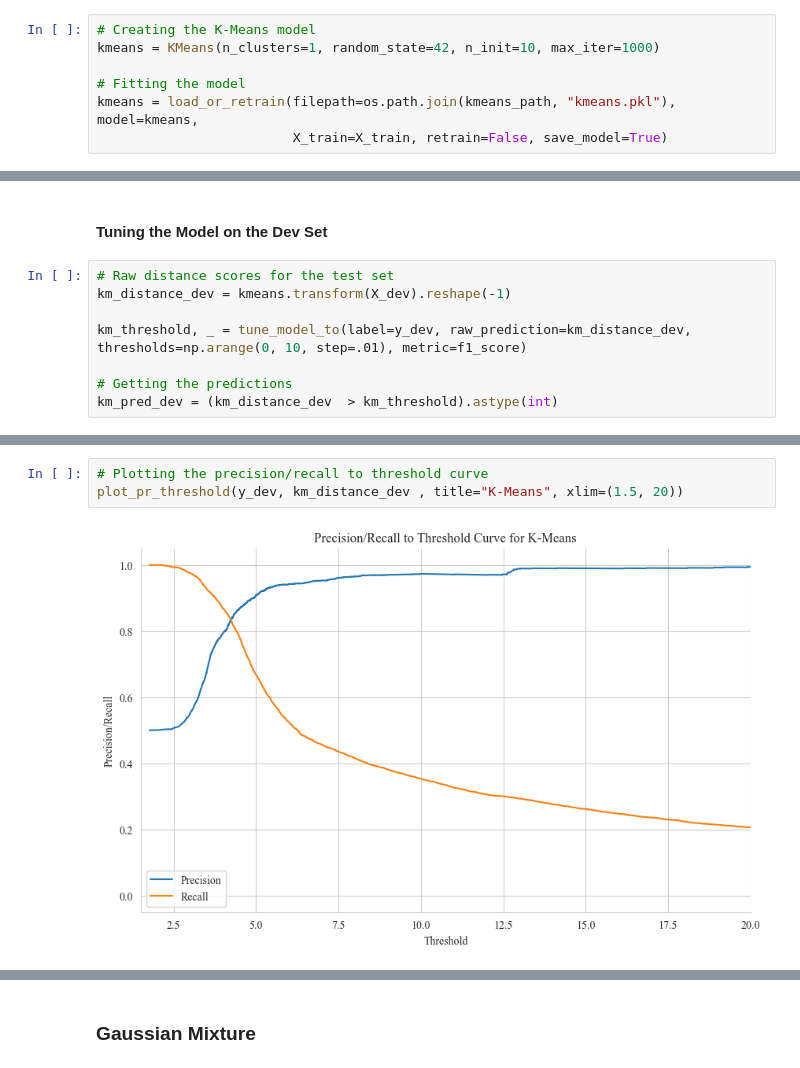
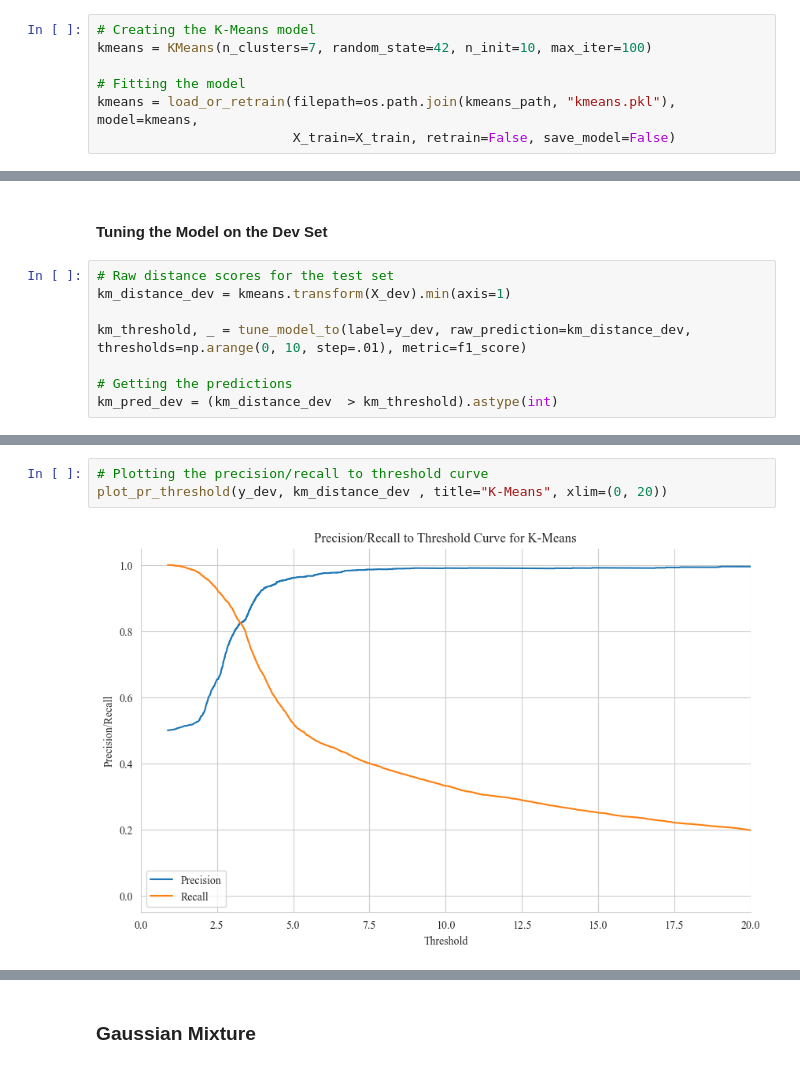
Before and after one commit to dennisjooo/Credit-Fraud-Detector, a Jupyter notebook: fraud.ipynb, the cells around one changed output, grey strips where cells are left out. Drawn from its saved outputs; the diff is of its cells as text.

Commit message:
Tuned the K-Means and GMM Note: GMM became so weird if n_components > 1

```diff
--- a/fraud.ipynb
+++ b/fraud.ipynb
@@ -626,10 +700,10 @@ def tune_model_to(label, raw_prediction, thresholds=np.arange(0, 1), metric=f1_s
 # %%
 # Creating the K-Means model
-kmeans = KMeans(n_clusters=1, random_state=42, n_init=10, max_iter=1000)
+kmeans = KMeans(n_clusters=7, random_state=42, n_init=10, max_iter=100)
 
 # Fitting the model
 kmeans = load_or_retrain(filepath=os.path.join(kmeans_path, "kmeans.pkl"), model=kmeans,
-                         X_train=X_train, retrain=False, save_model=True)
+                         X_train=X_train, retrain=False, save_model=False)
 # %% [output]
 File already exists
 Loading the model...
@@ -637,7 +711,7 @@ Loading the model...
 #### Tuning the Model on the Dev Set
 # %%
 # Raw distance scores for the test set
-km_distance_dev = kmeans.transform(X_dev).reshape(-1)
+km_distance_dev = kmeans.transform(X_dev).min(axis=1)
 
 km_threshold, _ = tune_model_to(label=y_dev, raw_prediction=km_distance_dev, thresholds=np.arange(0, 10, step=.01), metric=f1_score)
 
@@ -674,8 +748,8 @@ plot_precision_recall_curve(y_dev, km_distance_dev, title="K-Means")
 # %%
 # Plotting the precision/recall to threshold curve
-plot_pr_threshold(y_dev, km_distance_dev , title="K-Means", xlim=(1.5, 20))
+plot_pr_threshold(y_dev, km_distance_dev , title="K-Means", xlim=(0, 20))
 # %% [output]
-[figure, old version]
+[figure, new version]
 # %%
 # Plotting the confusion matrix
 plot_confusion_matrix(y_dev, km_pred_dev , title="K-Means")
```
Also changed, not shown: parts of 22 cells of this notebook, 5 other files.
